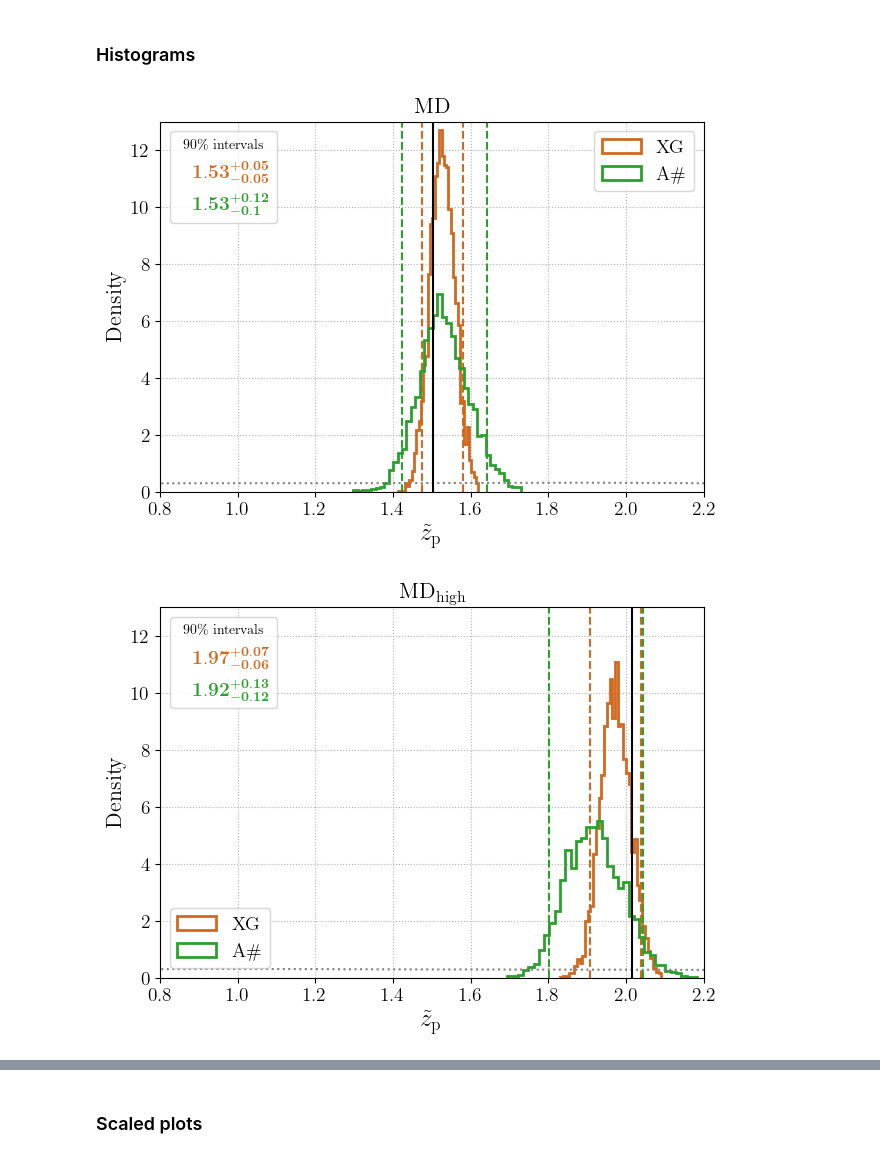
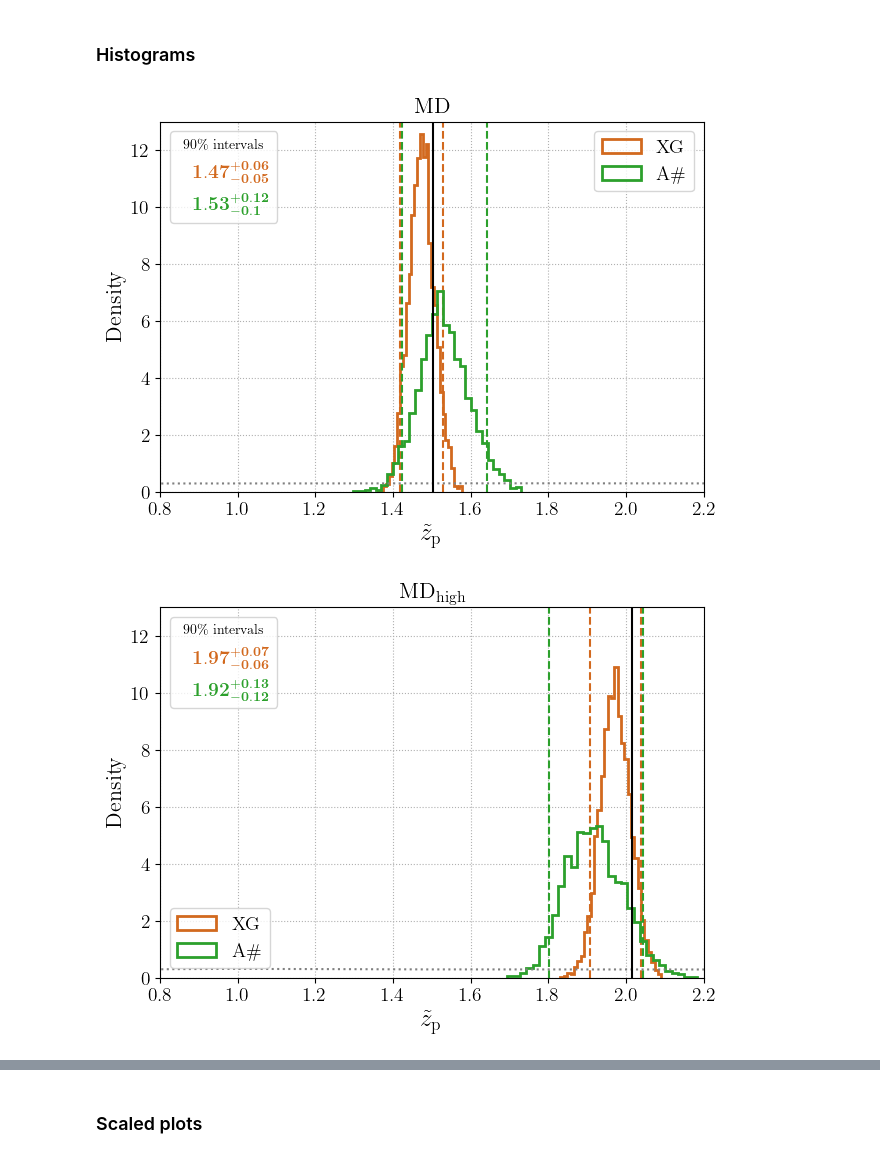
Before and after one commit to divyajyoti09/next_gen_detect, a Jupyter notebook: A-sharp_z_peak_mapping/Paper1_plots_extra.ipynb, the cells around one changed output, grey strips where cells are left out. Drawn from its saved outputs; the diff is of its cells as text; code cells hidden in the pictures.

```diff
--- a/A-sharp_z_peak_mapping/Paper1_plots_extra.ipynb
+++ b/A-sharp_z_peak_mapping/Paper1_plots_extra.ipynb
@@ -264,9 +271,9 @@ def load_snrs(h5file, load_keys):
                 ret_dict[key] = f['results'][key][()]
     return(pd.DataFrame(ret_dict))
 # %%
-input_pop_snrs = map_nested_dict(input_pop_files, load_snrs, ['redshift', 'mtotal'])
+input_pop_snrs = map_nested_dict(input_pop_files, load_snrs, ['redshift', 'mtotal', 'srcmtotal'])
 o5_snrs_file = os.path.join(project_dir, 'SNR_output_files_XPHM', 'BBH',
                             'LHI_O5c_SNR_2_pop_PLP_spin_prec_fref_10_z_MD_zmax_10_lmrd_22_365_days_corrected_td_SNR_data.h5')
-input_pop_snrs['MD']['O5c'] = {'total':load_snrs(o5_snrs_file, ['redshift', 'mtotal'])}
+input_pop_snrs['MD']['O5c'] = {'total':load_snrs(o5_snrs_file, ['redshift', 'mtotal', 'srcmtotal'])}
 input_pop_snrs['MD']['O5c']['total']
 # %% [output]
@@ -541,10 +555,10 @@ for netw in netws:
 # %%
-for netw, z_max in zip(netws, [5, 10]):
-    bins = np.linspace(0, z_max, 50)
+for netw in input_pop_snrs['MD'].keys():
+    bins = np.linspace(0, 10, 50)
     plt.figure()
     for m_range in mass_ranges:
-        plt.hist(input_pop_snrs[netw]['detected_mass_bands'][m_range]['redshift'], label=rf'${m_range}$', histtype=u'step', bins=bins, lw=2)
-    plt.hist(input_pop_snrs[netw]['detected']['redshift'], label='all detected', bins=bins, histtype=u'step')
+        plt.hist(input_pop_snrs['MD'][netw]['detected_mass_bands'][m_range]['redshift'], label=rf'${m_range}$', histtype=u'step', bins=bins, lw=2)
+    plt.hist(input_pop_snrs['MD'][netw]['detected']['redshift'], label='all detected', bins=bins, histtype=u'step')
     plt.legend()
     plt.grid(ls=':')
     plt.title(netw)
@@ -561,0 +572,23 @@ input_pop_snrs['A-Sharp']['detected_mass_bands']['<40'][input_pop_snrs['A-Sharp'
+# %%
+bins = 'auto'
+for m_range in mass_ranges:
+    plt.figure()
+    for netw, color in zip(input_pop_snrs['MD'].keys(), ['darkorange', 'tab:green', 'deeppink']):
+        histdata = input_pop_snrs['MD'][netw]['detected_mass_bands'][m_range]['redshift']
+        plt.hist(histdata,
+                 label=f'{plot_labels[netw]} ({len(histdata)})', histtype=u'step', bins=bins, lw=2, color=color)
+    histdata_total = input_pop_snrs['MD']['CE4020ET123']['total_mass_bands'][m_range]['redshift']
+    plt.hist(histdata_total, label=f'All ({len(histdata_total)})', histtype=u'step', bins=bins, lw=2,
+             color='grey', ls=(0, (2, 4))) # linestyle means dashed with 2pt dashes and 4pt spaces
+    plt.legend()
+    plt.grid(ls=':')
+    plt.xlabel('$z$', fontsize=18)
+    plt.tick_params(axis='both', labelsize=14)
+    plt.ylabel('Events / year', fontsize=16)
+    plt.title(plot_labels[m_range], fontsize=14)
+    plt.axvline(true_params['MD']['z_peak_new'], c='k')
+    plt.tight_layout()
+    plt.savefig(os.path.join(plot_dir,
+                             f'hist_z_events_detected_Asharp_XG_O5c_all_MD_{m_range.replace("<",
+                                                                            "below_").replace(">",
+                                                                            "above_")}.pdf'))
@@ -918,7 +955,7 @@ warnings.simplefilter(action='ignore', category=FutureWarning)
 
 colors = ['chocolate', 'tab:green']
 #bins = np.linspace(0.75, 2.6, 100)
-bins = 'auto'
+bins = 30
 for MDmodel, loc1, loc2 in zip(pop_results.keys(), [1, 3, 1], [2, 2, 4]):
     leg_text = []
     plt.figure()
@@ -927,33 +964,33 @@ for MDmodel, loc1, loc2 in zip(pop_results.keys(), [1, 3, 1], [2, 2, 4]):
         ci5 = np.quantile(histdata, 0.05)
         ci95 = np.quantile(histdata, 0.95)
         ci50 = np.median(histdata)
 
         plt.hist(histdata, label=plot_labels[netw], lw=2,
                  density=True, histtype=u'step', bins=bins, color=colr)
         plt.axvline(ci5, c=colr, ls='--')
         plt.axvline(ci95, c=colr, ls='--')
 
         leg_text.append('$\mathbf{%s_{-%s}^{+%s}}$'%(round(ci50, 2), round(ci50-ci5, 2), round(ci95-ci50, 2)))
         plt.grid(ls=':')
     sns.kdeplot(prior_samples[MDmodel]['Asharp']['total']['z_peak_new'], color='grey', ls=':')
 
     l1 = mlines.Line2D([], [], color=colors[0], label=leg_text[0])
     l2 = mlines.Line2D([], [], color=colors[1], label=leg_text[1])
 
     legend1 = plt.legend(handles=[l1,l2], handlelength=0, labelcolor='linecolor',
                              title='90\% intervals', fontsize=14, loc=loc2)
     plt.gca().add_artist(legend1)
 
     plt.axvline(true_params[MDmodel]['z_peak_new'], c='k')
     plt.legend(fontsize=14, loc=loc1)
     plt.xlabel('$\\tilde{z}_{\mathrm{p}}$', fontsize=18)
     plt.ylabel('Density', fontsize=16)
     plt.xlim(0.8, 2.2)
     plt.ylim(0, 13)
     plt.tick_params(labelsize=14)
     plt.title(plot_labels[MDmodel], fontsize=16)
     plt.tight_layout()
-    #plt.savefig(os.path.join(plot_dir, f'posteriors_z_peak_new_Asharp_XG_{MDmodel}.png'), dpi=300)
+    plt.savefig(os.path.join(plot_dir, f'posteriors_z_peak_new_Asharp_XG_{MDmodel}.pdf'))
 # %% [output]
-[figure, old version]
+[figure, new version]
-[figure, old version]
+[figure, new version]
```
Also changed, not shown: parts of 28 cells of this notebook, 6 other files.
